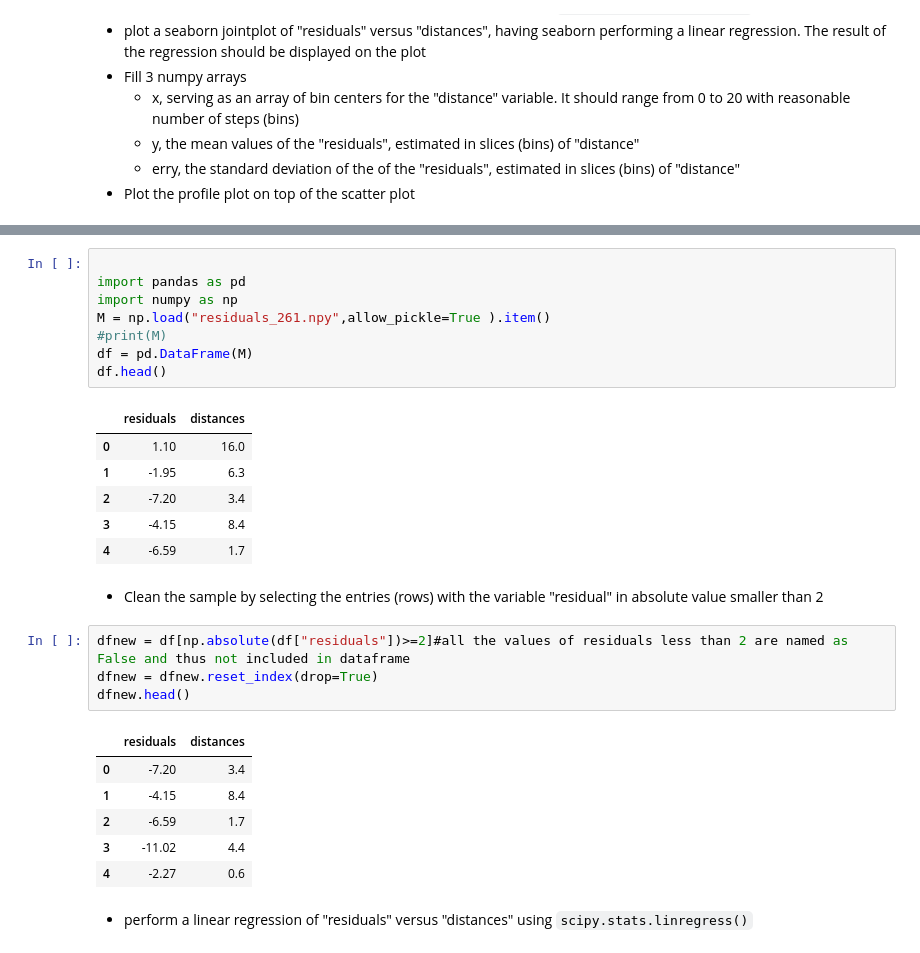
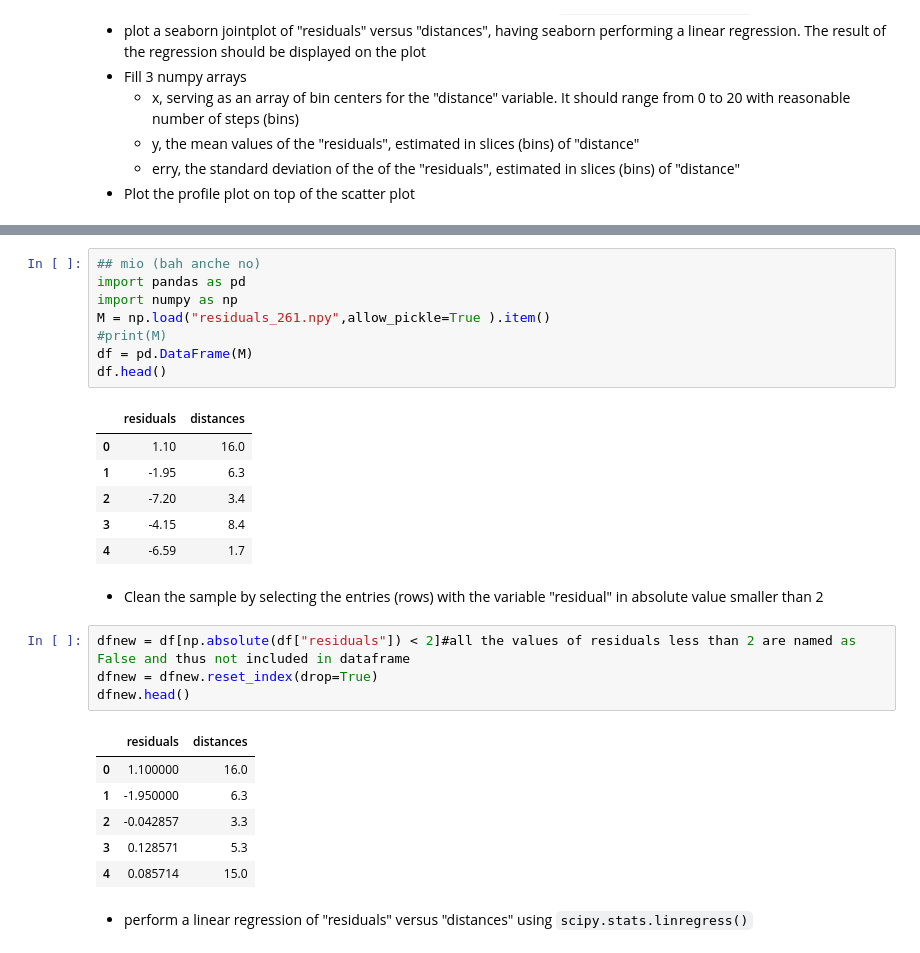
Before and after one commit to EugeniaBoccanera/LaboratoryOfComputationalPhysics_Y6, a Jupyter notebook: 07ex_Visualization.ipynb, the cells around one changed output, grey strips where cells are left out. Drawn from its saved outputs; the diff is of its cells as text.

```diff
--- a/07ex_Visualization.ipynb
+++ b/07ex_Visualization.ipynb
@@ -148,5 +187,5 @@ Note that you should use the `np.load()` function to load the file as a numpy ar
 # %%
-
+## mio (bah anche no)
 import pandas as pd
 import numpy as np
 M = np.load("residuals_261.npy",allow_pickle=True ).item()
@@ -163,16 +202,16 @@ df.head()
 # %% [markdown]
 * Clean the sample by selecting the entries (rows) with the variable "residual" in absolute value smaller than 2
 # %%
-dfnew = df[np.absolute(df["residuals"])>=2]#all the values of residuals less than 2 are named as False and thus not included in dataframe
+dfnew = df[np.absolute(df["residuals"]) < 2]#all the values of residuals less than 2 are named as False and thus not included in dataframe
 dfnew = dfnew.reset_index(drop=True)
 dfnew.head()
 # %% [output]
 |  | residuals | distances |
-| 0 | -7.20 | 3.4 |
-| 1 | -4.15 | 8.4 |
-| 2 | -6.59 | 1.7 |
-| 3 | -11.02 | 4.4 |
-| 4 | -2.27 | 0.6 |
+| 0 | 1.100000 | 16.0 |
+| 1 | -1.950000 | 6.3 |
+| 2 | -0.042857 | 3.3 |
+| 3 | 0.128571 | 5.3 |
+| 4 | 0.085714 | 15.0 |
 # %% [markdown]
 * perform a linear regression of "residuals" versus "distances" using `scipy.stats.linregress()`
 # %%
```
Also changed, not shown: parts of 14 cells of this notebook.
